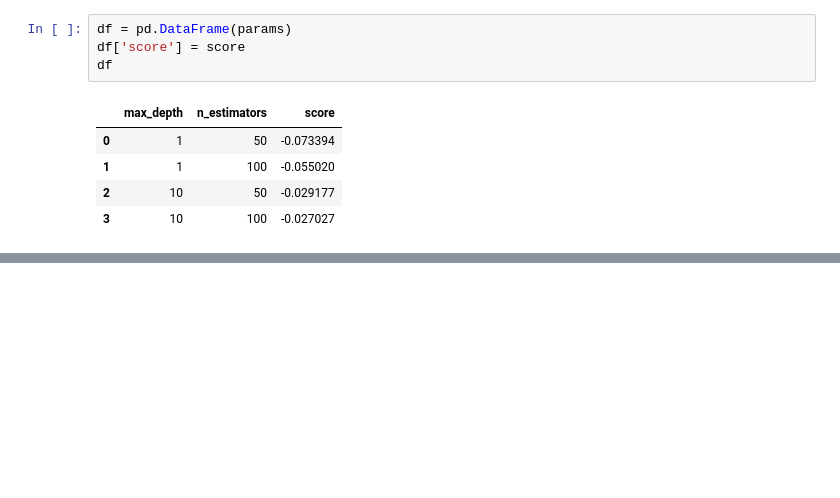
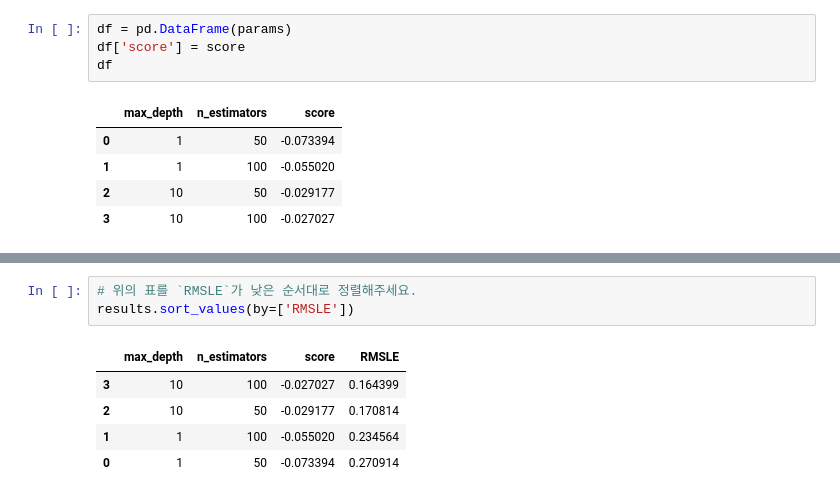
Before and after one commit to coronarita1991/AIFFEL_RESEARCH_STUDY, a Jupyter notebook: Quests/Quest2_20240529/kaggle_kakr_housing/2019-ml-month-2nd-baseline.ipynb, the cells around one changed output, grey strips where cells are left out. Cells and saved outputs as stored; diff of their text form; blank space fills up the shorter version.

```diff
--- a/Quests/Quest2_20240529/kaggle_kakr_housing/2019-ml-month-2nd-baseline.ipynb
+++ b/Quests/Quest2_20240529/kaggle_kakr_housing/2019-ml-month-2nd-baseline.ipynb
@@ -519,0 +545,9 @@ df
+# %%
+# 위의 표를 `RMSLE`가 낮은 순서대로 정렬해주세요.
+results.sort_values(by=['RMSLE'])
+# %% [output]
+|  | max_depth | n_estimators | score | RMSLE |
+| 3 | 10 | 100 | -0.027027 | 0.164399 |
+| 2 | 10 | 50 | -0.029177 | 0.170814 |
+| 1 | 1 | 100 | -0.055020 | 0.234564 |
+| 0 | 1 | 50 | -0.073394 | 0.270914 |
```
Also changed, not shown: parts of 16 cells of this notebook, 2 other files.
